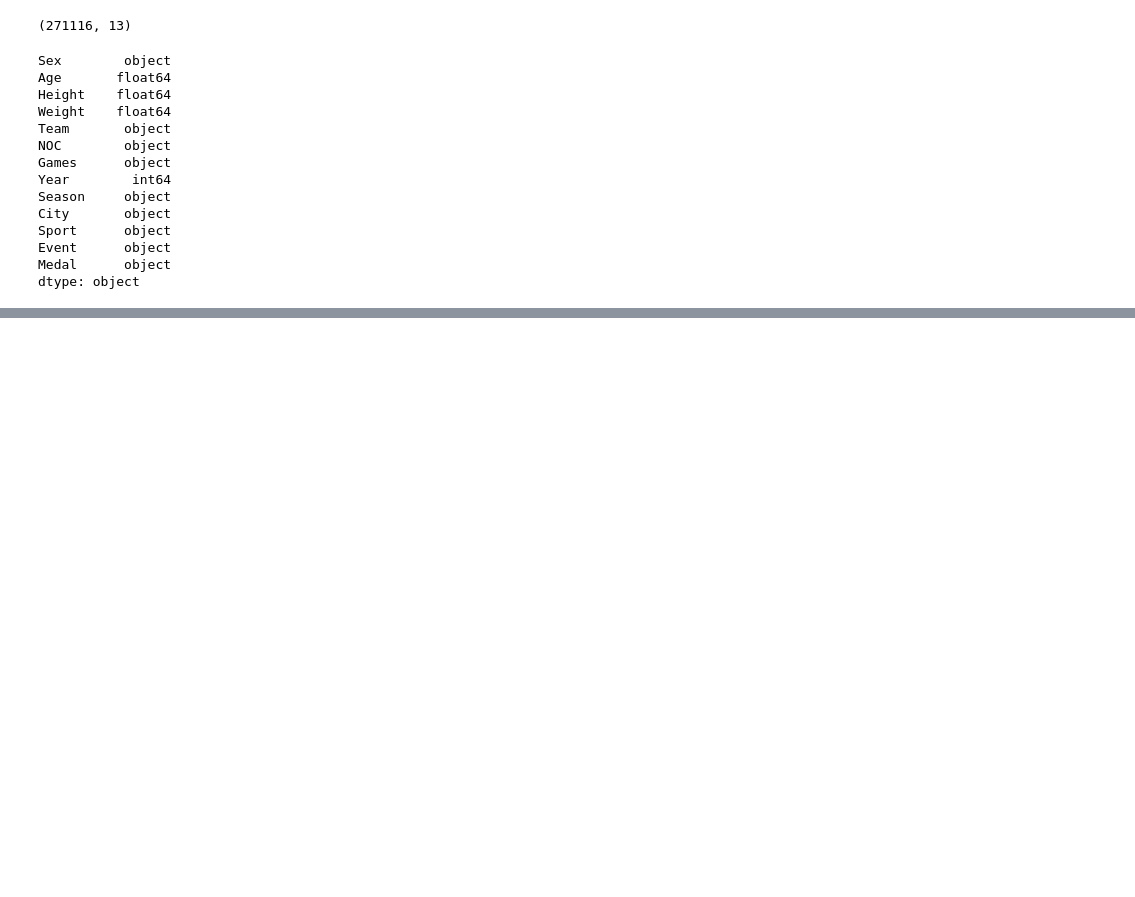
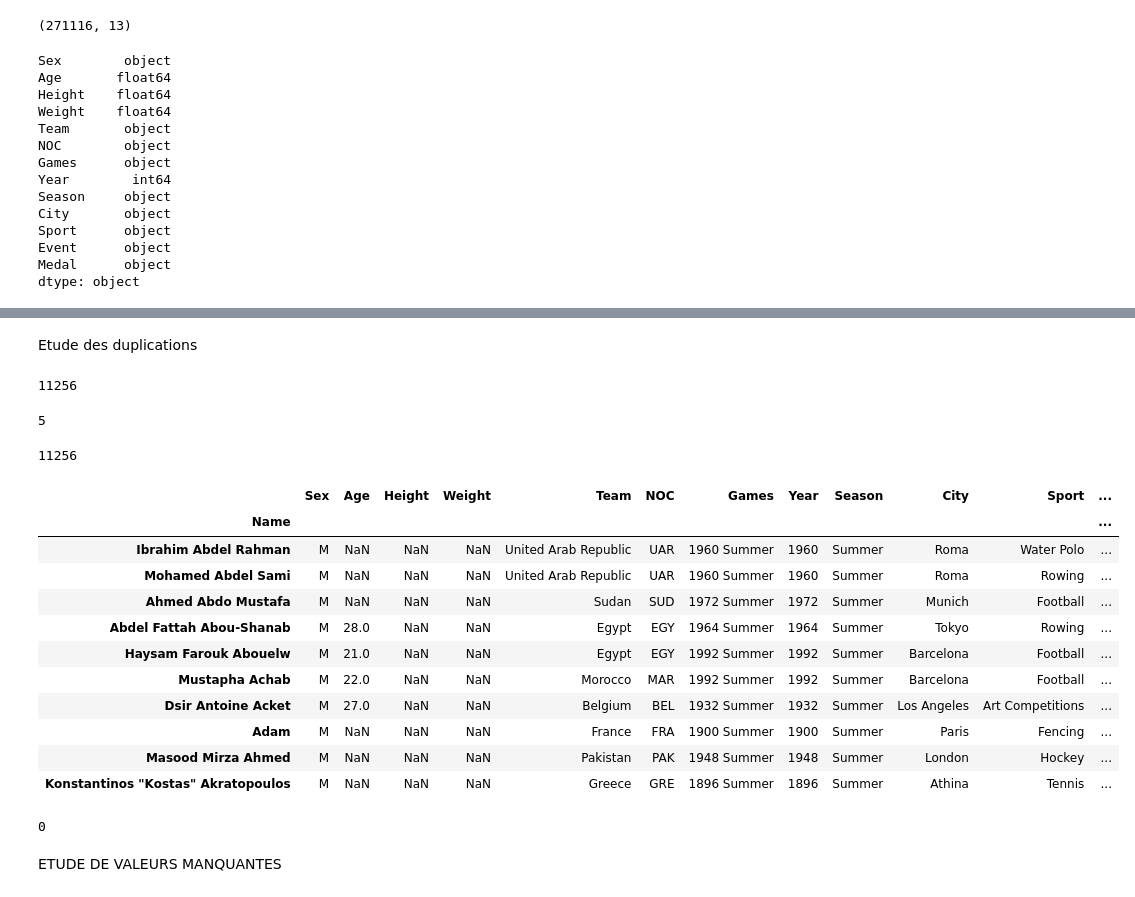
Before and after one commit to Oumar-DIONE/DSSA_Oumar_DIONE_ENSAE, a Jupyter notebook: PYTHON_FOR_DATASCIENTIST/JO_dataset/JO_notebook.ipynb, the cells around one changed output, grey strips where cells are left out. Cells and saved outputs as stored; diff of their text form; code cells hidden in the pictures; blank space fills up the shorter version.

```diff
--- a/PYTHON_FOR_DATASCIENTIST/JO_dataset/JO_notebook.ipynb
+++ b/PYTHON_FOR_DATASCIENTIST/JO_dataset/JO_notebook.ipynb
@@ -57,0 +78,6 @@ dtype: object
+# %% [markdown]
+Etude  des duplications
+# %%
+df.duplicated().sum()
+# %% [output]
+11256
@@ -57,0 +87,48 @@ dtype: object
+# %%
+df_test=pd.DataFrame(table,columns=("Age","Nom"), index=["a1","a2","a3","a4","a5","a6"])
+df_test.dtypes
+df_test.col1= df_test['Age'].astype(float)
+df_test.dtypes
+df_test.duplicated().sum()
+df_test.duplicated(subset="Age").sum()
+df_test['pays']='Sénégal'
+df_test.duplicated().sum()
+df_test
+df_test.duplicated(subset='pays').sum()
+
+
+
+
+#df_test
+#df_test.loc[]
+# %% [output]
+5
+# %%
+nbre_de_ligne_dupliques=df.duplicated(subset=nom_des_variables).sum()
+nbre_de_ligne_dupliques
+# %% [output]
+11256
+# %%
+# apercç de quelques lignes dupliquées
+df[df.duplicated()].head(10)
+# %% [output]
+|  | Sex | Age | Height | Weight | Team | NOC | Games | Year | Season | City | Sport | ... |
+| Name |  |  |  |  |  |  |  |  |  |  |  | ... |
+| Ibrahim Abdel Rahman | M | NaN | NaN | NaN | United Arab Republic | UAR | 1960 Summer | 1960 | Summer | Roma | Water Polo | ... |
+| Mohamed Abdel Sami | M | NaN | NaN | NaN | United Arab Republic | UAR | 1960 Summer | 1960 | Summer | Roma | Rowing | ... |
+| Ahmed Abdo Mustafa | M | NaN | NaN | NaN | Sudan | SUD | 1972 Summer | 1972 | Summer | Munich | Football | ... |
+| Abdel Fattah Abou-Shanab | M | 28.0 | NaN | NaN | Egypt | EGY | 1964 Summer | 1964 | Summer | Tokyo | Rowing | ... |
+| Haysam Farouk Abouelw | M | 21.0 | NaN | NaN | Egypt | EGY | 1992 Summer | 1992 | Summer | Barcelona | Football | ... |
+| Mustapha Achab | M | 22.0 | NaN | NaN | Morocco | MAR | 1992 Summer | 1992 | Summer | Barcelona | Football | ... |
+| Dsir Antoine Acket | M | 27.0 | NaN | NaN | Belgium | BEL | 1932 Summer | 1932 | Summer | Los Angeles | Art Competitions | ... |
+| Adam | M | NaN | NaN | NaN | France | FRA | 1900 Summer | 1900 | Summer | Paris | Fencing | ... |
+| Masood Mirza Ahmed | M | NaN | NaN | NaN | Pakistan | PAK | 1948 Summer | 1948 | Summer | London | Hockey | ... |
+| Konstantinos "Kostas" Akratopoulos | M | NaN | NaN | NaN | Greece | GRE | 1896 Summer | 1896 | Summer | Athina | Tennis | ... |
+# %%
+# suppression des lignes dupliquées
+donnees= df.drop_duplicates()
+donnees.duplicated().sum()
+# %% [output]
+0
+# %% [markdown]
+ETUDE DE VALEURS MANQUANTES
```
Also changed, not shown: parts of 25 cells of this notebook.
